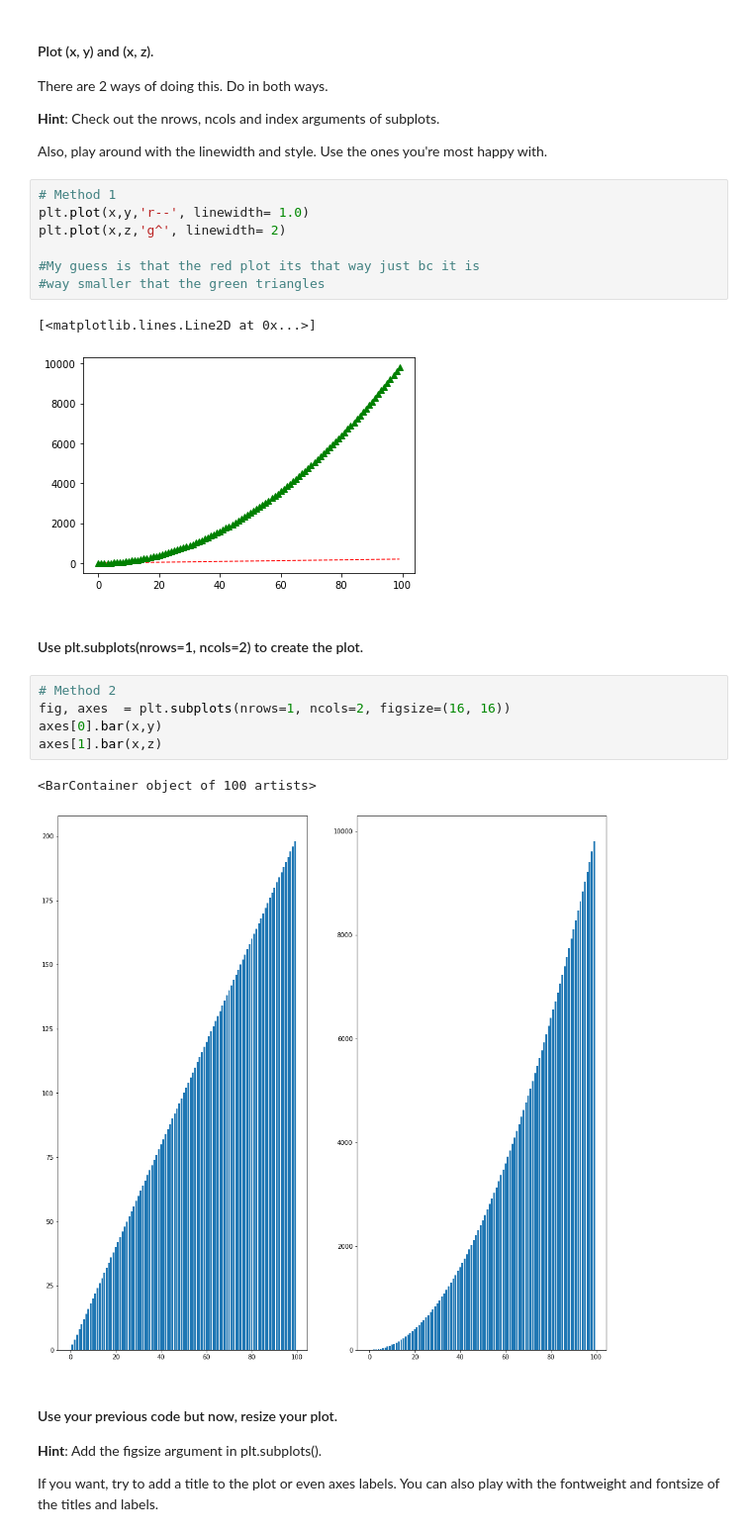
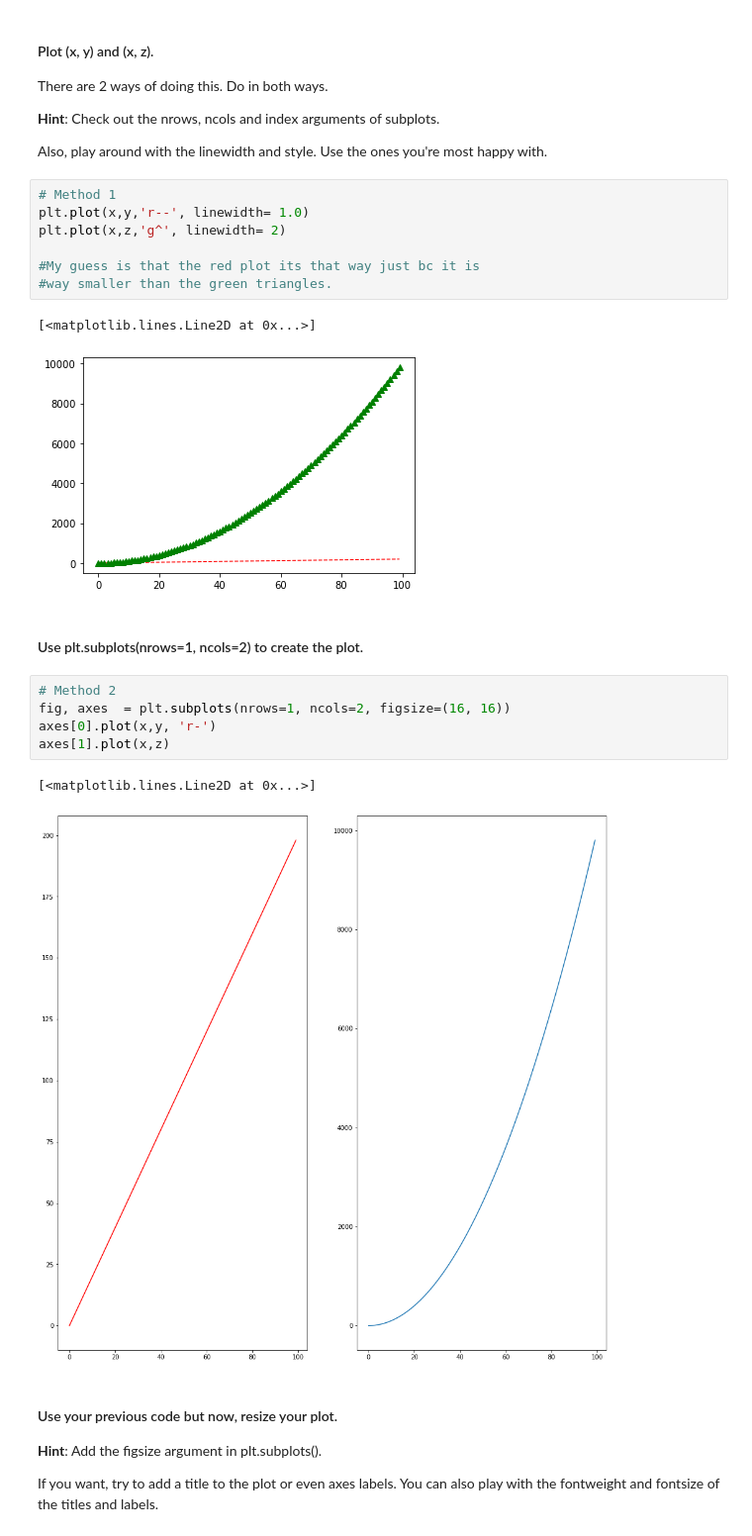
Before and after one commit to Adonis232/dataptmad0420, a Jupyter notebook: module-2/matplotlib-seaborn/your-code/main.ipynb, the cells around one changed output. Shown at 99% size. Saved outputs shown, nothing was run; the diff lists cells and outputs as text.

Commit message:
new plots done

```diff
--- a/module-2/matplotlib-seaborn/your-code/main.ipynb
+++ b/module-2/matplotlib-seaborn/your-code/main.ipynb
@@ -48,7 +48,7 @@ plt.plot(x,y,'r--', linewidth= 1.0)
 plt.plot(x,z,'g^', linewidth= 2)
 
 #My guess is that the red plot its that way just bc it is
-#way smaller that the green triangles
+#way smaller than the green triangles.
 # %% [output]
 [<matplotlib.lines.Line2D at 0x...>]
 [figure]
@@ -57,11 +57,11 @@ plt.plot(x,z,'g^', linewidth= 2)
 # %%
 # Method 2
 fig, axes  = plt.subplots(nrows=1, ncols=2, figsize=(16, 16))
-axes[0].bar(x,y)
-axes[1].bar(x,z)
+axes[0].plot(x,y, 'r-')
+axes[1].plot(x,z)
 # %% [output]
-<BarContainer object of 100 artists>
+[<matplotlib.lines.Line2D at 0x...>]
-[figure, old version]
+[figure, new version]
 # %% [markdown]
 #### Use your previous code but now, resize your plot.
 **Hint**: Add the figsize argument in plt.subplots().
```
Also changed, not shown: parts of 3 cells of this notebook.
